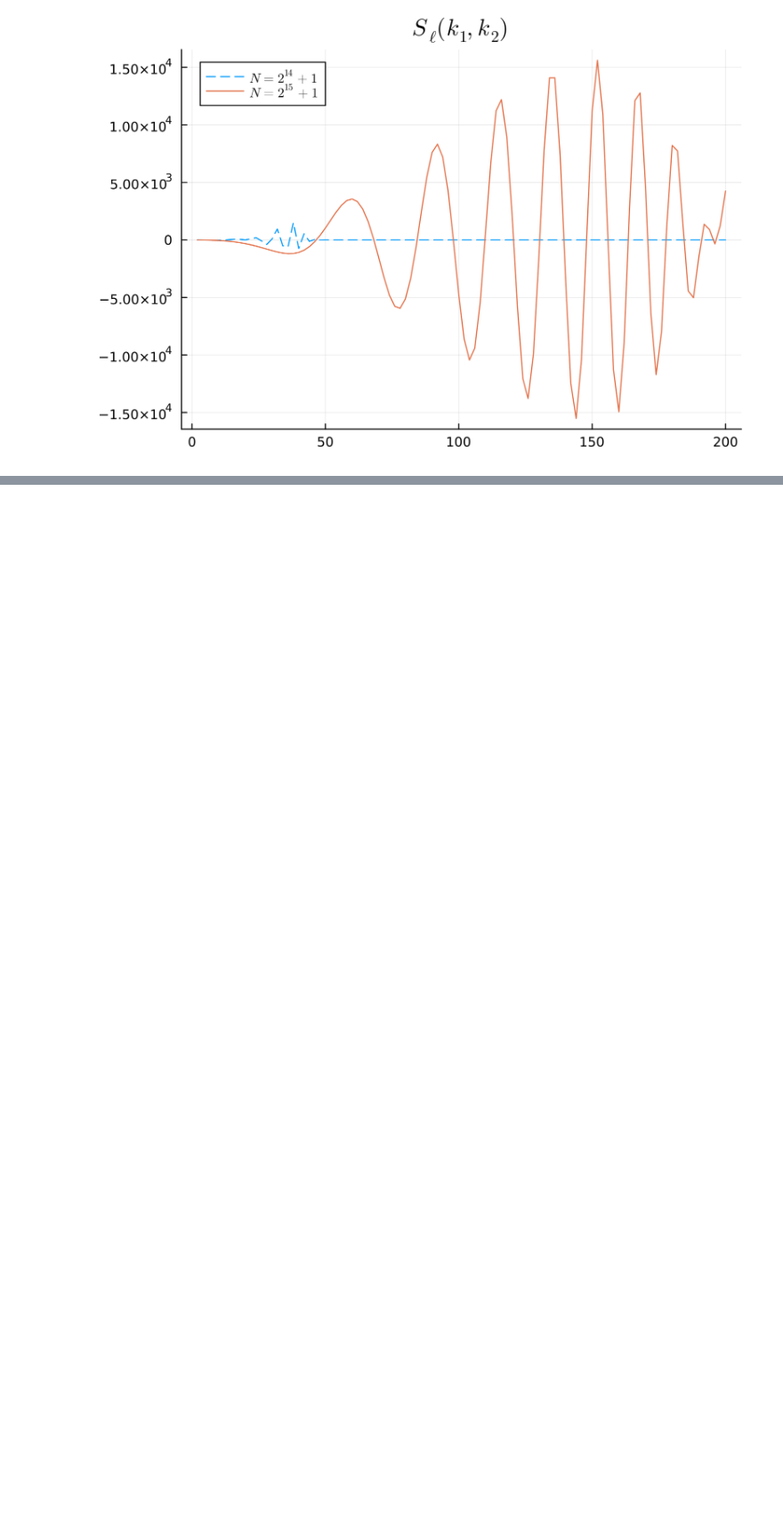
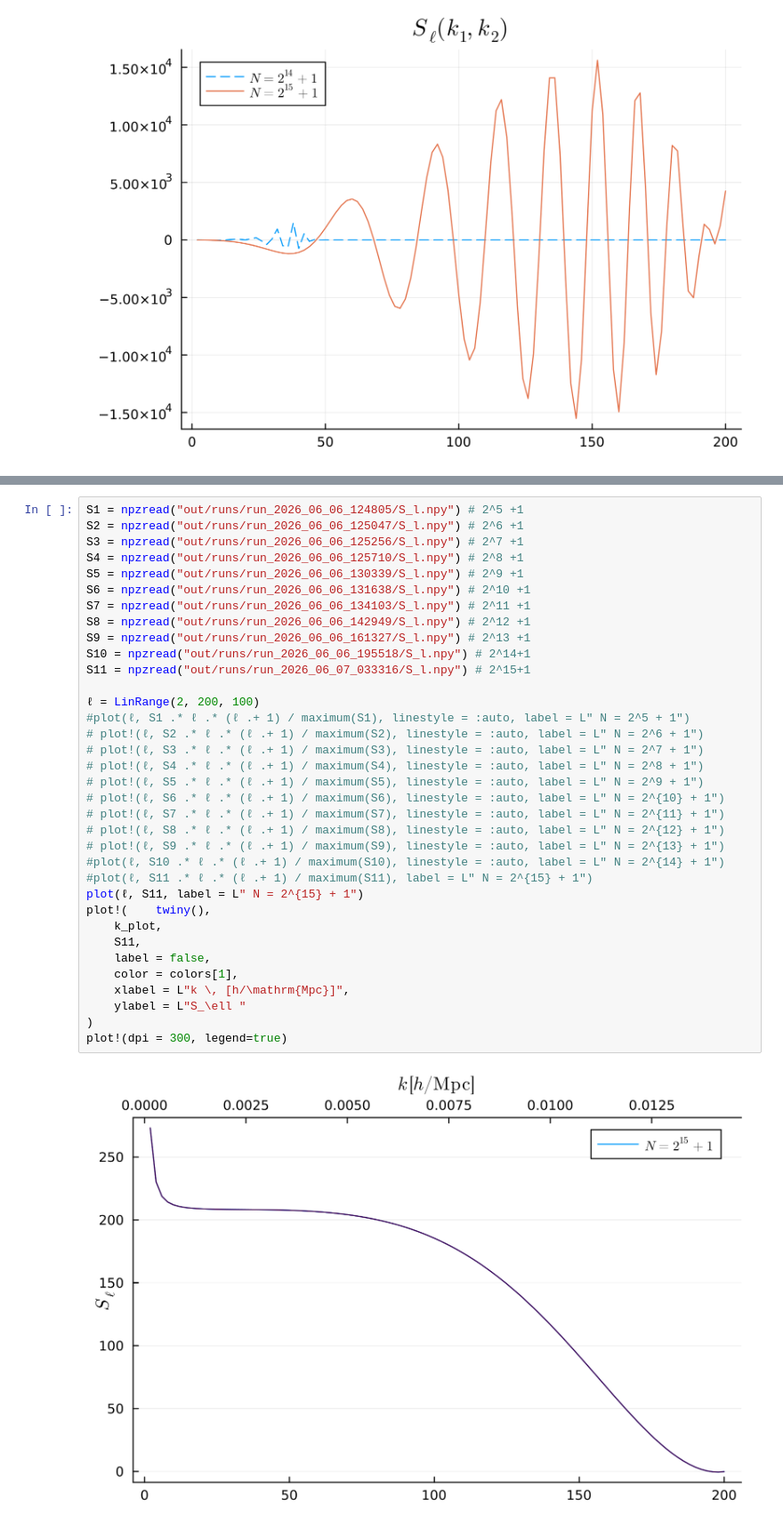
Before and after one commit to anvi-git/3D_Angular_Power_Spectrum, a Jupyter notebook: notebooks/comparisons.ipynb, the cells around one changed output, grey strips where cells are left out. Shown at 89% size. Drawn from its saved outputs; the diff is of its cells as text; blank space fills up the shorter version.

```diff
--- a/notebooks/comparisons.ipynb
+++ b/notebooks/comparisons.ipynb
@@ -117,0 +128,37 @@ plot!(dpi = 300, legend=true)
+# %%
+S1 = npzread("out/runs/run_2026_06_06_124805/S_l.npy") # 2^5 +1
+S2 = npzread("out/runs/run_2026_06_06_125047/S_l.npy") # 2^6 +1
+S3 = npzread("out/runs/run_2026_06_06_125256/S_l.npy") # 2^7 +1
+S4 = npzread("out/runs/run_2026_06_06_125710/S_l.npy") # 2^8 +1
+S5 = npzread("out/runs/run_2026_06_06_130339/S_l.npy") # 2^9 +1
+S6 = npzread("out/runs/run_2026_06_06_131638/S_l.npy") # 2^10 +1
+S7 = npzread("out/runs/run_2026_06_06_134103/S_l.npy") # 2^11 +1
+S8 = npzread("out/runs/run_2026_06_06_142949/S_l.npy") # 2^12 +1
+S9 = npzread("out/runs/run_2026_06_06_161327/S_l.npy") # 2^13 +1
+S10 = npzread("out/runs/run_2026_06_06_195518/S_l.npy") # 2^14+1
+S11 = npzread("out/runs/run_2026_06_07_033316/S_l.npy") # 2^15+1
+
+ℓ = LinRange(2, 200, 100)
+#plot(ℓ, S1 .* ℓ .* (ℓ .+ 1) / maximum(S1), linestyle = :auto, label = L" N = 2^5 + 1")
+# plot!(ℓ, S2 .* ℓ .* (ℓ .+ 1) / maximum(S2), linestyle = :auto, label = L" N = 2^6 + 1")
+# plot!(ℓ, S3 .* ℓ .* (ℓ .+ 1) / maximum(S3), linestyle = :auto, label = L" N = 2^7 + 1")
+# plot!(ℓ, S4 .* ℓ .* (ℓ .+ 1) / maximum(S4), linestyle = :auto, label = L" N = 2^8 + 1")
+# plot!(ℓ, S5 .* ℓ .* (ℓ .+ 1) / maximum(S5), linestyle = :auto, label = L" N = 2^9 + 1")
+# plot!(ℓ, S6 .* ℓ .* (ℓ .+ 1) / maximum(S6), linestyle = :auto, label = L" N = 2^{10} + 1")
+# plot!(ℓ, S7 .* ℓ .* (ℓ .+ 1) / maximum(S7), linestyle = :auto, label = L" N = 2^{11} + 1")
+# plot!(ℓ, S8 .* ℓ .* (ℓ .+ 1) / maximum(S8), linestyle = :auto, label = L" N = 2^{12} + 1")
+# plot!(ℓ, S9 .* ℓ .* (ℓ .+ 1) / maximum(S9), linestyle = :auto, label = L" N = 2^{13} + 1")
+#plot(ℓ, S10 .* ℓ .* (ℓ .+ 1) / maximum(S10), linestyle = :auto, label = L" N = 2^{14} + 1")
+#plot(ℓ, S11 .* ℓ .* (ℓ .+ 1) / maximum(S11), label = L" N = 2^{15} + 1")
+plot(ℓ, S11, label = L" N = 2^{15} + 1")
+plot!(    twiny(),
+    k_plot,
+    S11,
+    label = false,
+    color = colors[1],
+    xlabel = L"k \, [h/\mathrm{Mpc}]",
+    ylabel = L"S_\ell "
+)
+plot!(dpi = 300, legend=true)
+# %% [output]
+[figure, added]
```
Also changed, not shown: parts of 2 cells of this notebook, 3 other files.
